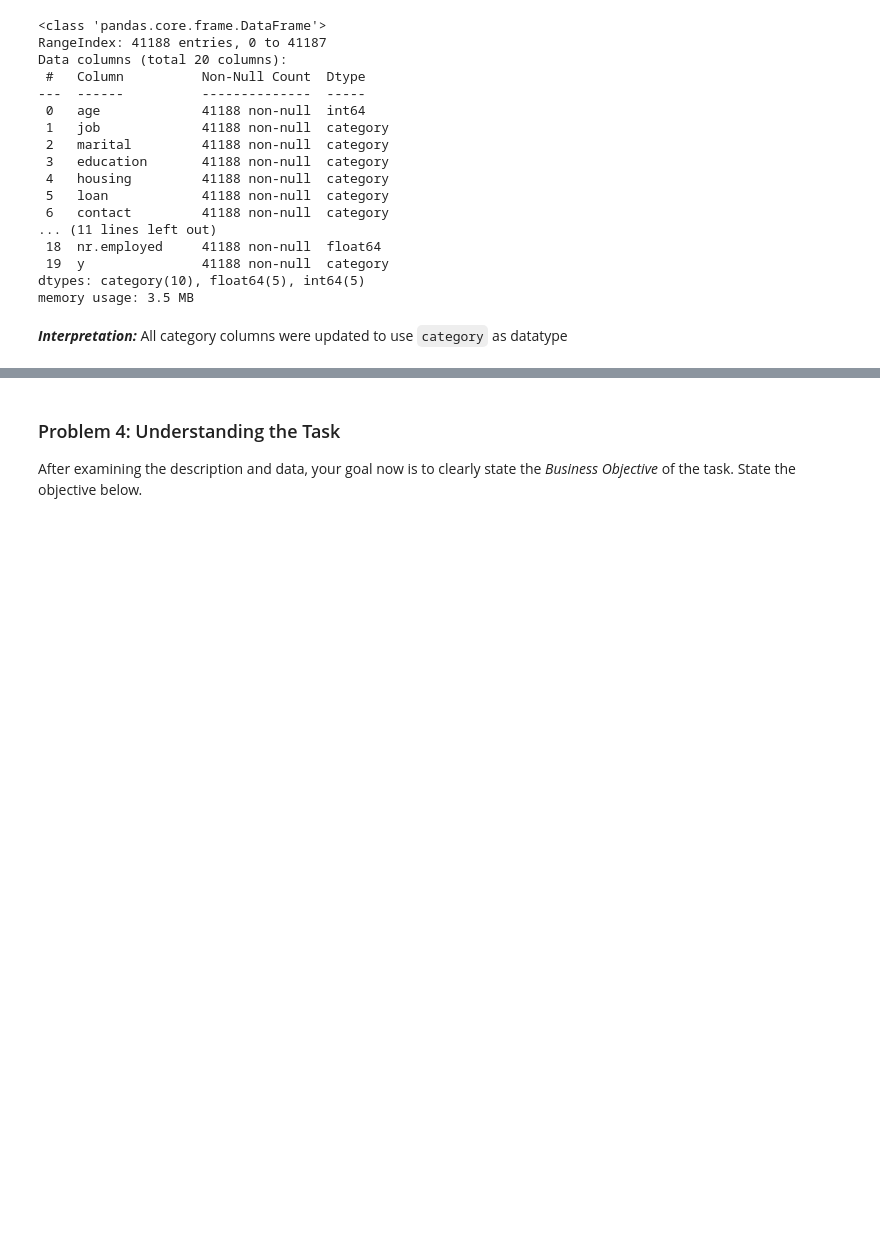
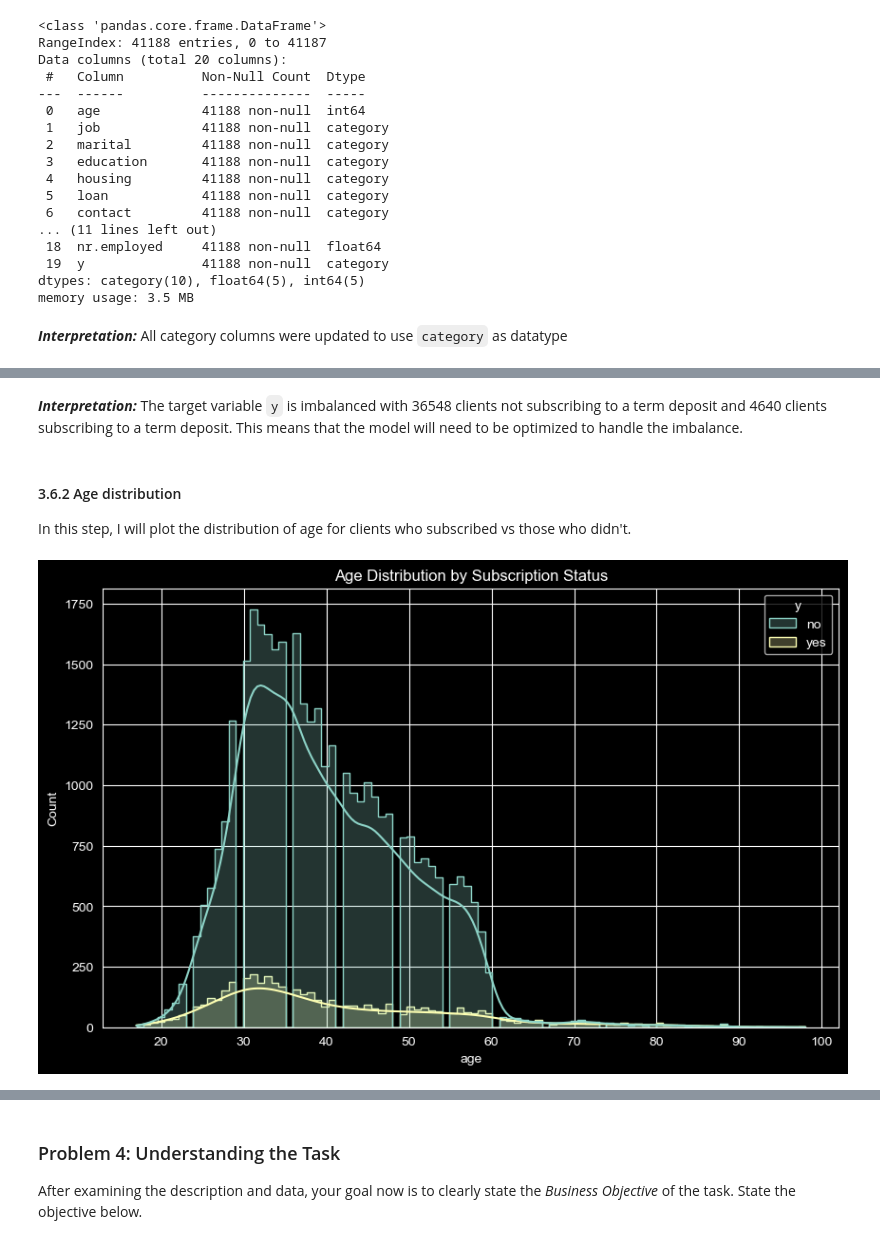
Before and after one commit to weslylaboy/classifiers-performance-comparison, a Jupyter notebook: prompt_III.ipynb, the cells around one changed output, grey strips where cells are left out. Drawn from its saved outputs; the diff is of its cells as text; code cells hidden in the pictures; blank space fills up the shorter version.

```diff
--- a/prompt_III.ipynb
+++ b/prompt_III.ipynb
@@ -259,0 +275,13 @@ memory usage: 3.5 MB
+# %% [markdown]
+***Interpretation:*** The target variable `y` is imbalanced with 36548 clients not subscribing to a term deposit and 4640 clients subscribing to a term deposit. This means that the model will need to be optimized to handle the imbalance.
+# %% [markdown]
+#### 3.6.2 Age distribution
+
+In this step, I will plot the distribution of age for clients who subscribed vs those who didn't.
+# %%
+plt.figure(figsize=(10,6))
+sns.histplot(data=df_full, x='age', hue='y', kde=True, element="step")
+plt.title('Age Distribution by Subscription Status')
+plt.show()
+# %% [output]
+[figure, added]
```
Also changed, not shown: parts of 13 cells of this notebook, 1 other file.
